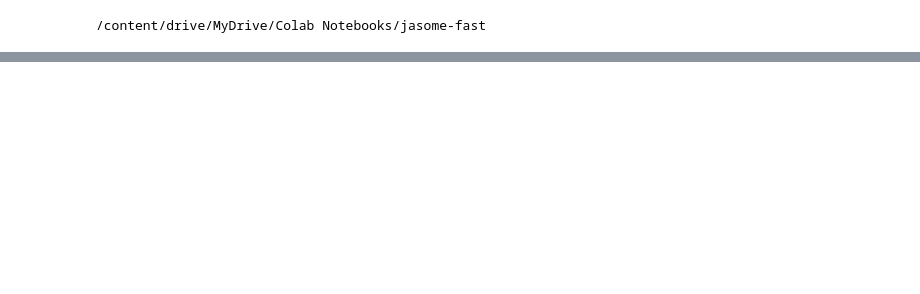
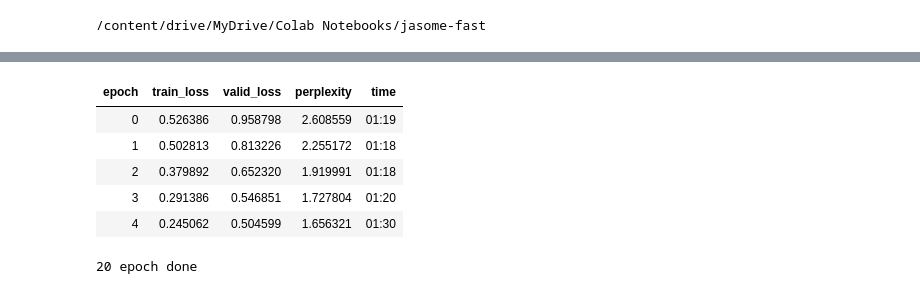
Before and after one commit to DiveInKU/jaso-me-ai, a Jupyter notebook: train_all.ipynb, the cells around one changed output, grey strips where cells are left out. Saved outputs shown, nothing was run; the diff lists cells and outputs as text; code cells hidden in the pictures; blank space fills up the shorter version.

```diff
--- a/train_all.ipynb
+++ b/train_all.ipynb
@@ -244,0 +310,14 @@ torch.save(model, "./models/25epoch.pt")
+# %%
+learn.fit_one_cycle(5, lr)
+print('20 epoch done')
+prompt2 = """꾸준함"""
+prompt_ids2 = tokenizer.encode(prompt)
+inp2 = tensor(prompt_ids)[None].cuda()
+# %% [output]
+| epoch | train_loss | valid_loss | perplexity | time |
+| 0 | 0.526386 | 0.958798 | 2.608559 | 01:19 |
+| 1 | 0.502813 | 0.813226 | 2.255172 | 01:18 |
+| 2 | 0.379892 | 0.652320 | 1.919991 | 01:18 |
+| 3 | 0.291386 | 0.546851 | 1.727804 | 01:20 |
+| 4 | 0.245062 | 0.504599 | 1.656321 | 01:30 |
+20 epoch done
```
Also changed, not shown: parts of 22 cells of this notebook.
